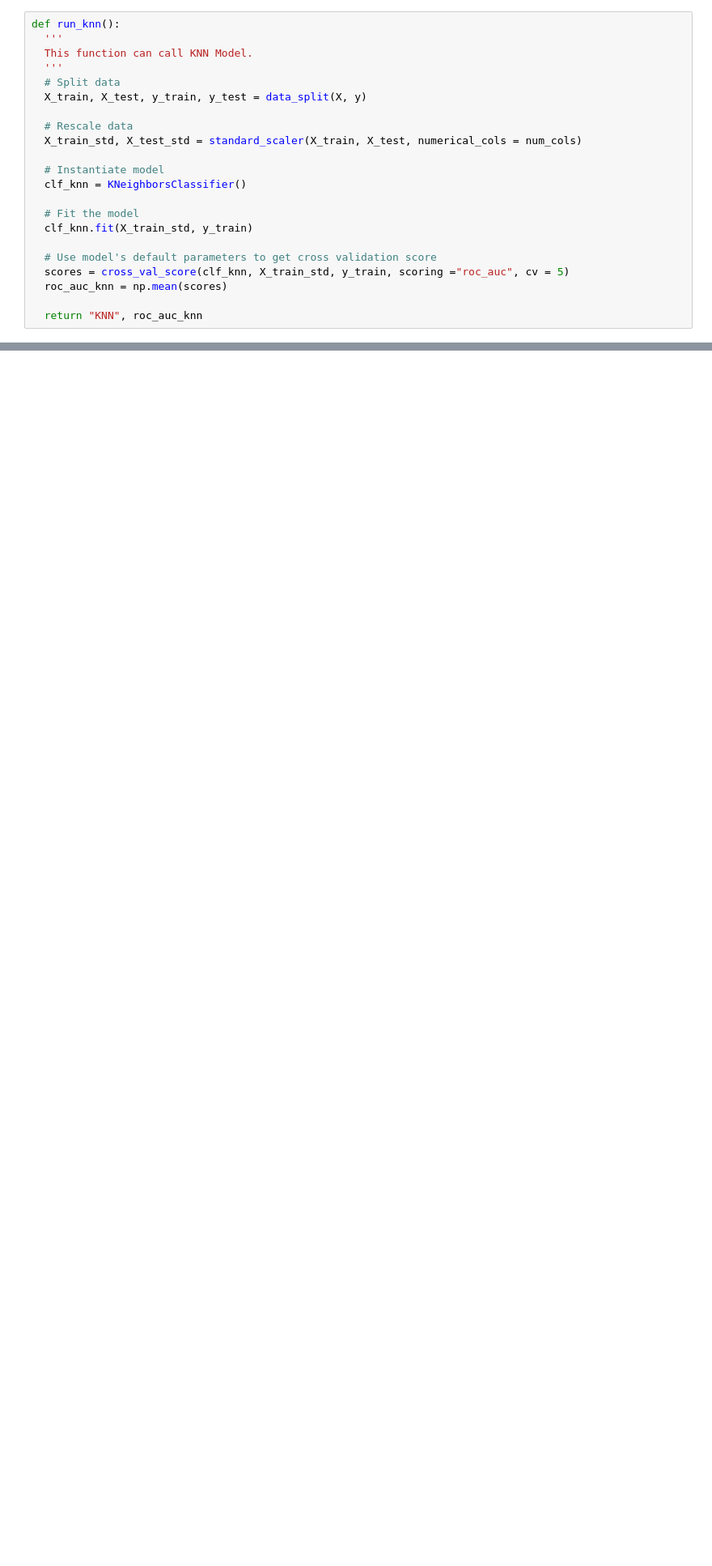
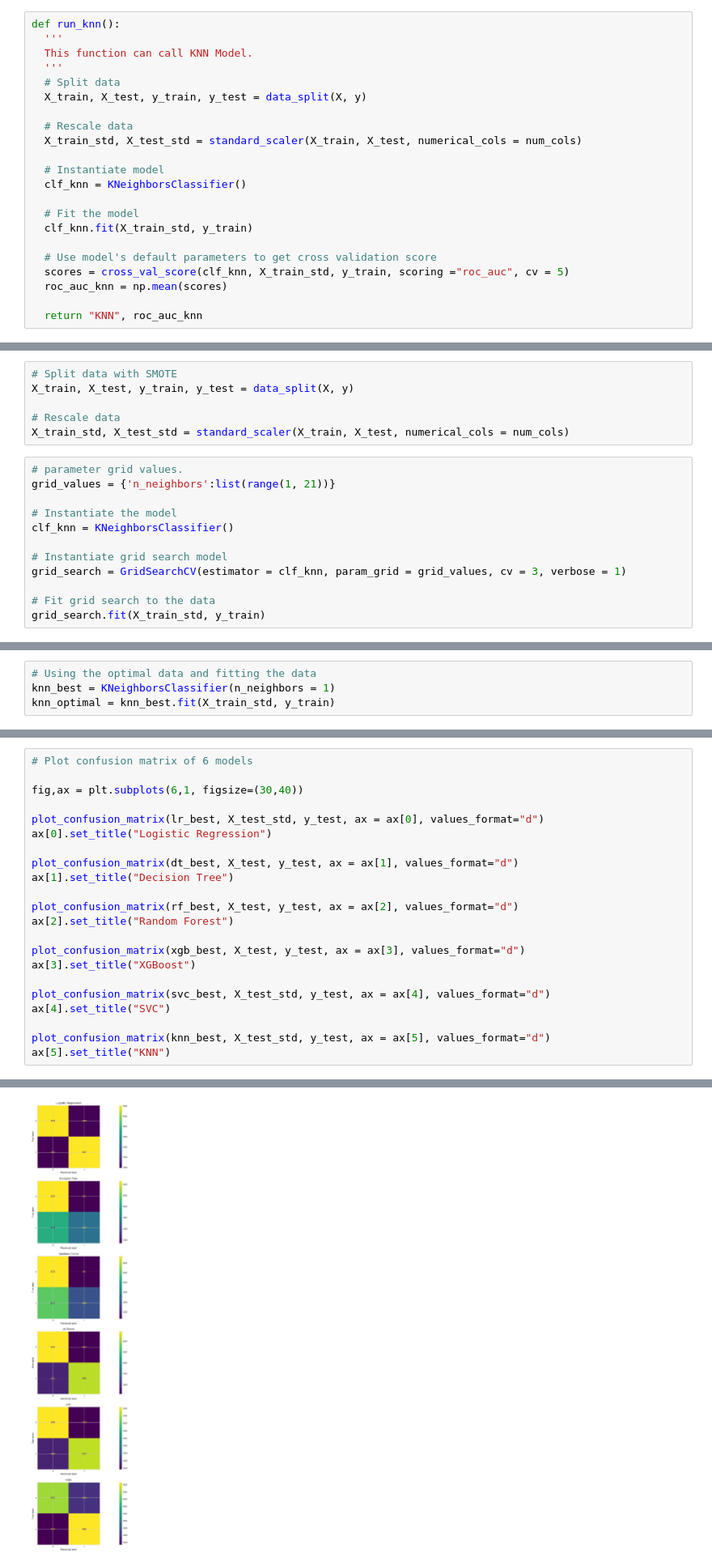
Before and after one commit to Anupam8858/Credit-Card-Default-Prediction, a Jupyter notebook: Credit_Card_Default_Prediction_Capstone_Project.ipynb, the cells around one changed output, grey strips where cells are left out. Shown at 81% size. Drawn from its saved outputs; the diff is of its cells as text; blank space fills up the shorter version.

```diff
--- a/Credit_Card_Default_Prediction_Capstone_Project.ipynb
+++ b/Credit_Card_Default_Prediction_Capstone_Project.ipynb
@@ -949,0 +985,18 @@ def run_knn():
+# %%
+# Split data with SMOTE
+X_train, X_test, y_train, y_test = data_split(X, y)
+
+# Rescale data
+X_train_std, X_test_std = standard_scaler(X_train, X_test, numerical_cols = num_cols)
+# %%
+# parameter grid values.
+grid_values = {'n_neighbors':list(range(1, 21))}
+
+# Instantiate the model
+clf_knn = KNeighborsClassifier()
+
+# Instantiate grid search model
+grid_search = GridSearchCV(estimator = clf_knn, param_grid = grid_values, cv = 3, verbose = 1)
+
+# Fit grid search to the data
+grid_search.fit(X_train_std, y_train)
@@ -949,0 +1014,4 @@ def run_knn():
+# %%
+# Using the optimal data and fitting the data
+knn_best = KNeighborsClassifier(n_neighbors = 1)
+knn_optimal = knn_best.fit(X_train_std, y_train)
@@ -949,0 +1036,23 @@ def run_knn():
+# %%
+# Plot confusion matrix of 6 models
+
+fig,ax = plt.subplots(6,1, figsize=(30,40))
+
+plot_confusion_matrix(lr_best, X_test_std, y_test, ax = ax[0], values_format="d")
+ax[0].set_title("Logistic Regression")
+
+plot_confusion_matrix(dt_best, X_test, y_test, ax = ax[1], values_format="d")
+ax[1].set_title("Decision Tree")
+
+plot_confusion_matrix(rf_best, X_test, y_test, ax = ax[2], values_format="d")
+ax[2].set_title("Random Forest")
+
+plot_confusion_matrix(xgb_best, X_test, y_test, ax = ax[3], values_format="d")
+ax[3].set_title("XGBoost")
+
+plot_confusion_matrix(svc_best, X_test_std, y_test, ax = ax[4], values_format="d")
+ax[4].set_title("SVC")
+
+plot_confusion_matrix(knn_best, X_test_std, y_test, ax = ax[5], values_format="d")
+ax[5].set_title("KNN")
+# %% [output]
@@ -949,0 +1060 @@ def run_knn():
+[figure, added]
```
Also changed, not shown: parts of 9 cells of this notebook.
